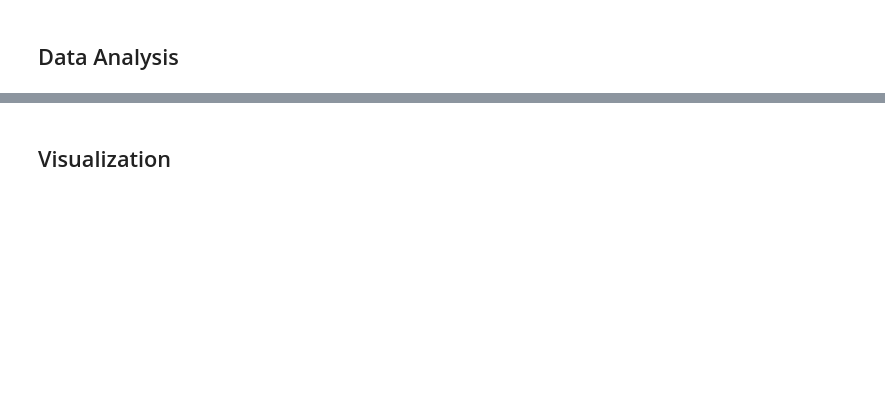
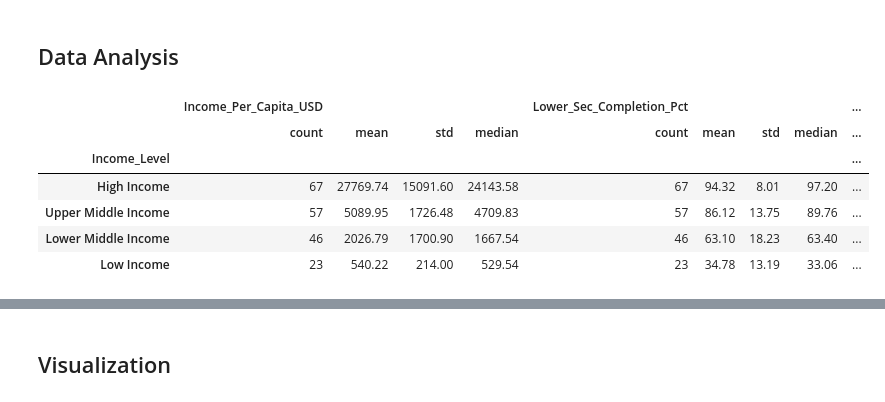
Before and after one commit to ianmhenriquez/EPA112A_group36, a Jupyter notebook: project/project.ipynb, the cells around one changed output, grey strips where cells are left out. Drawn from its saved outputs; the diff is of its cells as text; code cells hidden in the pictures; blank space fills up the shorter version.

```diff
--- a/project/project.ipynb
+++ b/project/project.ipynb
@@ -177,34 +221,79 @@ df['Unemployment_Rate_Pct'] = df['Unemployment_Rate_Pct'].fillna(df.groupby('Inc
 # %%
 income_order = ['High Income', 'Upper Middle Income', 'Lower Middle Income', 'Low Income']
 
-for level in income_order:
-    subset = df[df['Income_Level'] == level]
-    if subset.empty:
-        continue
 
-    fig, ax1 = plt.subplots(figsize=(12, 6))
-    yearly_internet = subset.groupby('Year')['Lower_Sec_Completion_Pct'].mean()
-    line1 = ax1.plot(
-        yearly_internet.index, yearly_internet.values,
-        color='tab:blue', linewidth=2, label='Mean Internet Usage (%)'
+df_country = (df.groupby(['Country_Code', 'Country_Name', 'Income_Level'], as_index=False).mean(numeric_only=True))
+
+def summarize_by_income(df, value_col):
+    return (df.groupby('Income_Level')[value_col].agg(['count', 'mean', 'std', 'median']).reindex(income_order)).round(2)
+
+def progress_per_year(data):
+    """Compare 2013 vs 2023 means and 10-year change (+pp) per Income Level."""
+    cols = ['Lower_Sec_Completion_Pct', 'Internet_Usage_Pct', 'Electricity_Access_Pct']
+    d_2013 = data[data['Year'] == 2013].groupby('Income_Level')[cols].mean().reindex(income_order)
+    d_2023 = data[data['Year'] == 2023].groupby('Income_Level')[cols].mean().reindex(income_order)
+
+    progress = pd.DataFrame({
+        'Edu_2013 (%)': d_2013['Lower_Sec_Completion_Pct'],
+        'Edu_2023 (%)': d_2023['Lower_Sec_Completion_Pct'],
+        'Edu_Change (+pp)': d_2023['Lower_Sec_Completion_Pct'] - d_2013['Lower_Sec_Completion_Pct'],
+        'Internet_2013 (%)': d_2013['Internet_Usage_Pct'],
+        'Internet_2023 (%)': d_2023['Internet_Usage_Pct'],
+        'Internet_Change (+pp)': d_2023['Internet_Usage_Pct'] - d_2013['Internet_Usage_Pct'],
+        'Elec_2013 (%)': d_2013['Electricity_Access_Pct'],
+        'Elec_2023 (%)': d_2023['Electricity_Access_Pct'],
+        'Elec_Change (+pp)': d_2023['Electricity_Access_Pct'] - d_2013['Electricity_Access_Pct']
+    }).round(2)
+    return progress
+
+def compare_low_income_internet_tiers(data_country):
+    """Split Low Income countries at median internet usage and compare outcomes."""
+    low_inc = data_country[data_country['Income_Level'] == 'Low Income'].copy()
+    med_net = low_inc['Internet_Usage_Pct'].median()
+    low_inc['Internet_Tier'] = np.where(
+        low_inc['Internet_Usage_Pct'] >= med_net,
+        f'Above Median Internet (>= {med_net:.1f}%)',
+        f'Below Median Internet (< {med_net:.1f}%)'
     )
-    ax1.set_xlabel('Year')
-    ax1.set_ylabel('second Level Completion (%)', color='tab:blue')
-    ax1.set_ylim(0, 105)
+    cols = ['Internet_Usage_Pct', 'Electricity_Access_Pct', 'Lower_Sec_Completion_Pct', 'Income_Per_Capita_USD']
+    return low_inc.groupby('Internet_Tier')[cols].mean().round(2)
 
-    ax2 = ax1.twinx()
-    yearly_inflation = subset.groupby('Year')['Inflation_Rate_Pct'].median()
-    line2 = ax2.plot(
-        yearly_inflation.index, yearly_inflation.values,
-        color='tab:red', linestyle='--', linewidth=2, label='Median Inflation Rate (%)'
+def compare_inflation_regimes(data_country):
+    """Compare education & internet outcomes for High vs Low inflation within income tiers."""
+    sub = data_country.dropna(subset=['Inflation_Rate_Pct']).copy()
+    med_inf = sub['Inflation_Rate_Pct'].median()
+    sub['Inflation_Regime'] = np.where(
+        sub['Inflation_Rate_Pct'] >= med_inf,
+        'High Inflation (>= Median)',
+        'Low Inflation (< Median)'
     )
-    ax2.set_ylabel('Median Inflation Rate (%)', color='tab:red')
-    ax2.grid(False)
+    return (
+        sub.groupby(['Income_Level', 'Inflation_Regime'])[['Lower_Sec_Completion_Pct', 'Internet_Usage_Pct']]
+        .mean()
+        .unstack()
+        .reindex(income_order)
+        .round(2)
+    )
 
-    lines = line1 + line2
-    labels = [l.get_label() for l in lines]
-    ax1.legend(lines, labels, loc='upper left')
+main_indicators = [
+    'Income_Per_Capita_USD',
+    'Lower_Sec_Completion_Pct',
+    'Internet_Usage_Pct',
+    'Inflation_Rate_Pct',
+    'Unemployment_Rate_Pct'
+]
 
-    plt.title(f'Secondary Level Completion vs. Inflation Rate Over Time - {level}')
-    plt.tight_layout()
-    plt.show()
+decade_df = progress_per_year(df_country)
+low_income_internet_tiers_df = compare_low_income_internet_tiers(df_country)
+display(summarize_by_income(df_country, main_indicators))
+display(decade_df)
+display(low_income_internet_tiers_df)
+display(compare_inflation_regimes(df_country))
+# %% [output]
+|  | Income_Per_Capita_USD |  |  |  | Lower_Sec_Completion_Pct |  |  |  | ... |
+|  | count | mean | std | median | count | mean | std | median | ... |
+| Income_Level |  |  |  |  |  |  |  |  | ... |
+| High Income | 67 | 27769.74 | 15091.60 | 24143.58 | 67 | 94.32 | 8.01 | 97.20 | ... |
+| Upper Middle Income | 57 | 5089.95 | 1726.48 | 4709.83 | 57 | 86.12 | 13.75 | 89.76 | ... |
+| Lower Middle Income | 46 | 2026.79 | 1700.90 | 1667.54 | 46 | 63.10 | 18.23 | 63.40 | ... |
+| Low Income | 23 | 540.22 | 214.00 | 529.54 | 23 | 34.78 | 13.19 | 33.06 | ... |
```
Also changed, not shown: parts of 5 cells of this notebook, 3 other files.
